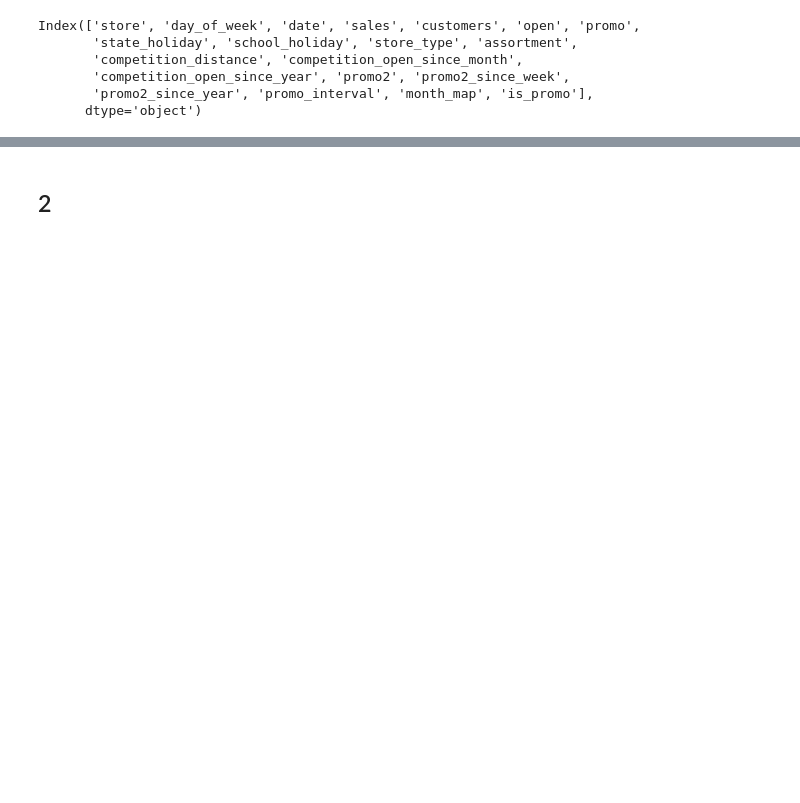
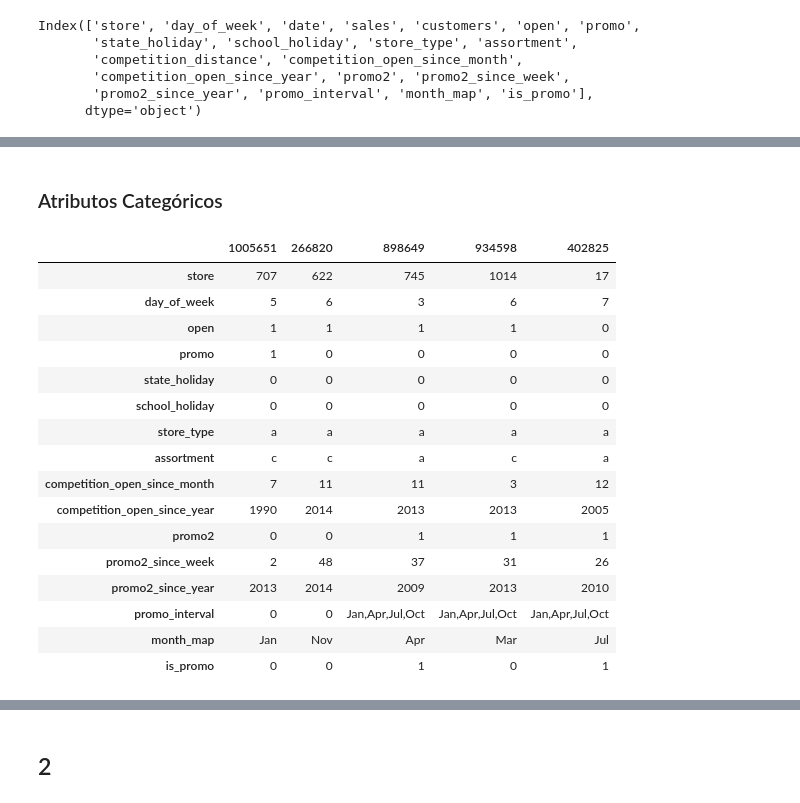
Before and after one commit to ricardosilvabr/rossmann-predict-sales, a Jupyter notebook: notebooks/v1_store_sales_prediction.ipynb, the cells around one changed output, grey strips where cells are left out. Drawn from its saved outputs; the diff is of its cells as text; code cells hidden in the pictures; blank space fills up the shorter version.

```diff
--- a/notebooks/v1_store_sales_prediction.ipynb
+++ b/notebooks/v1_store_sales_prediction.ipynb
@@ -349,0 +356,22 @@ m
+# %% [markdown]
+### Atributos Categóricos
+# %%
+cat_attributes.sample(5).T
+# %% [output]
+|  | 1005651 | 266820 | 898649 | 934598 | 402825 |
+| store | 707 | 622 | 745 | 1014 | 17 |
+| day_of_week | 5 | 6 | 3 | 6 | 7 |
+| open | 1 | 1 | 1 | 1 | 0 |
+| promo | 1 | 0 | 0 | 0 | 0 |
+| state_holiday | 0 | 0 | 0 | 0 | 0 |
+| school_holiday | 0 | 0 | 0 | 0 | 0 |
+| store_type | a | a | a | a | a |
+| assortment | c | c | a | c | a |
+| competition_open_since_month | 7 | 11 | 11 | 3 | 12 |
+| competition_open_since_year | 1990 | 2014 | 2013 | 2013 | 2005 |
+| promo2 | 0 | 0 | 1 | 1 | 1 |
+| promo2_since_week | 2 | 48 | 37 | 31 | 26 |
+| promo2_since_year | 2013 | 2014 | 2009 | 2013 | 2010 |
+| promo_interval | 0 | 0 | Jan,Apr,Jul,Oct | Jan,Apr,Jul,Oct | Jan,Apr,Jul,Oct |
+| month_map | Jan | Nov | Apr | Mar | Jul |
+| is_promo | 0 | 0 | 1 | 0 | 1 |
```
Also changed, not shown: parts of 9 cells of this notebook.
